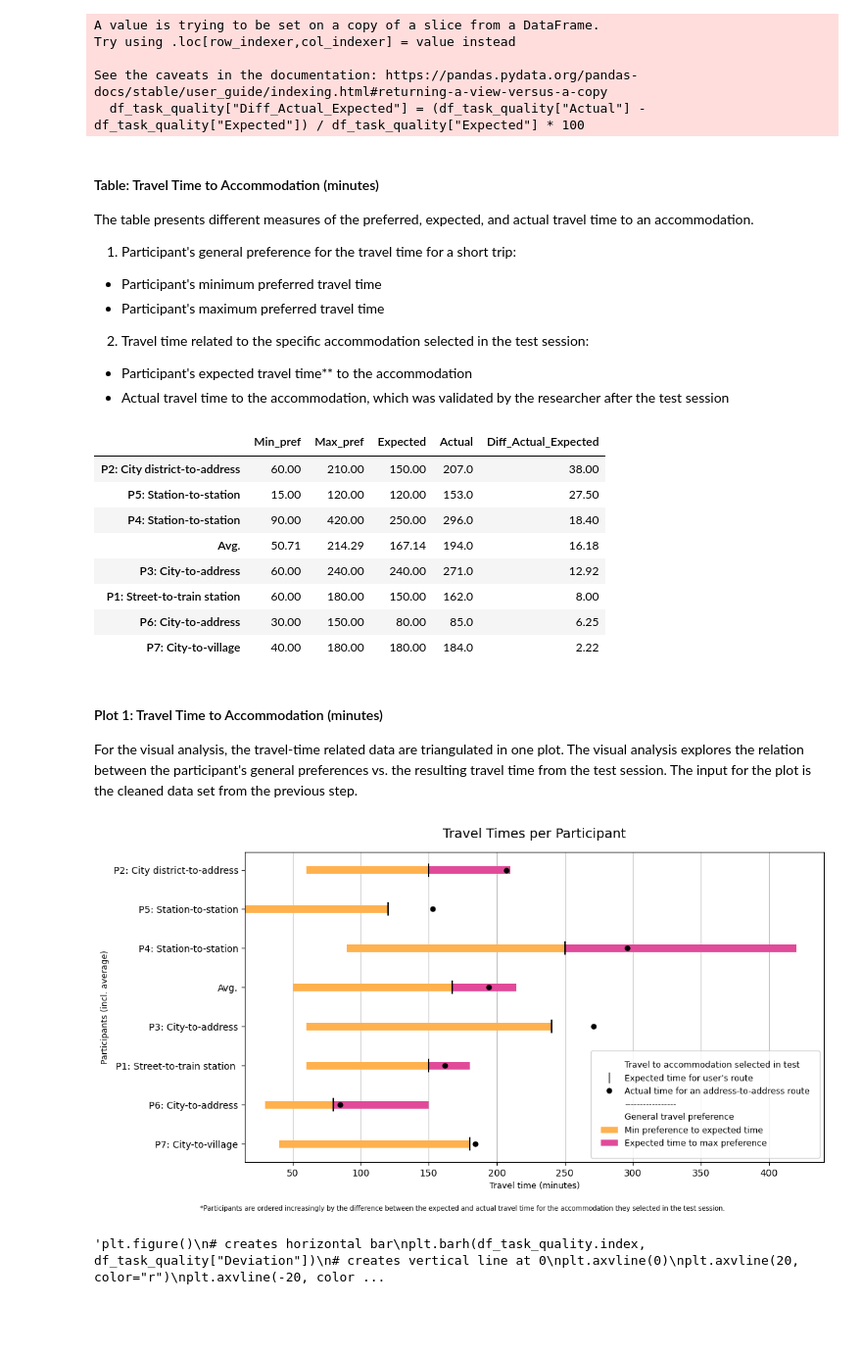
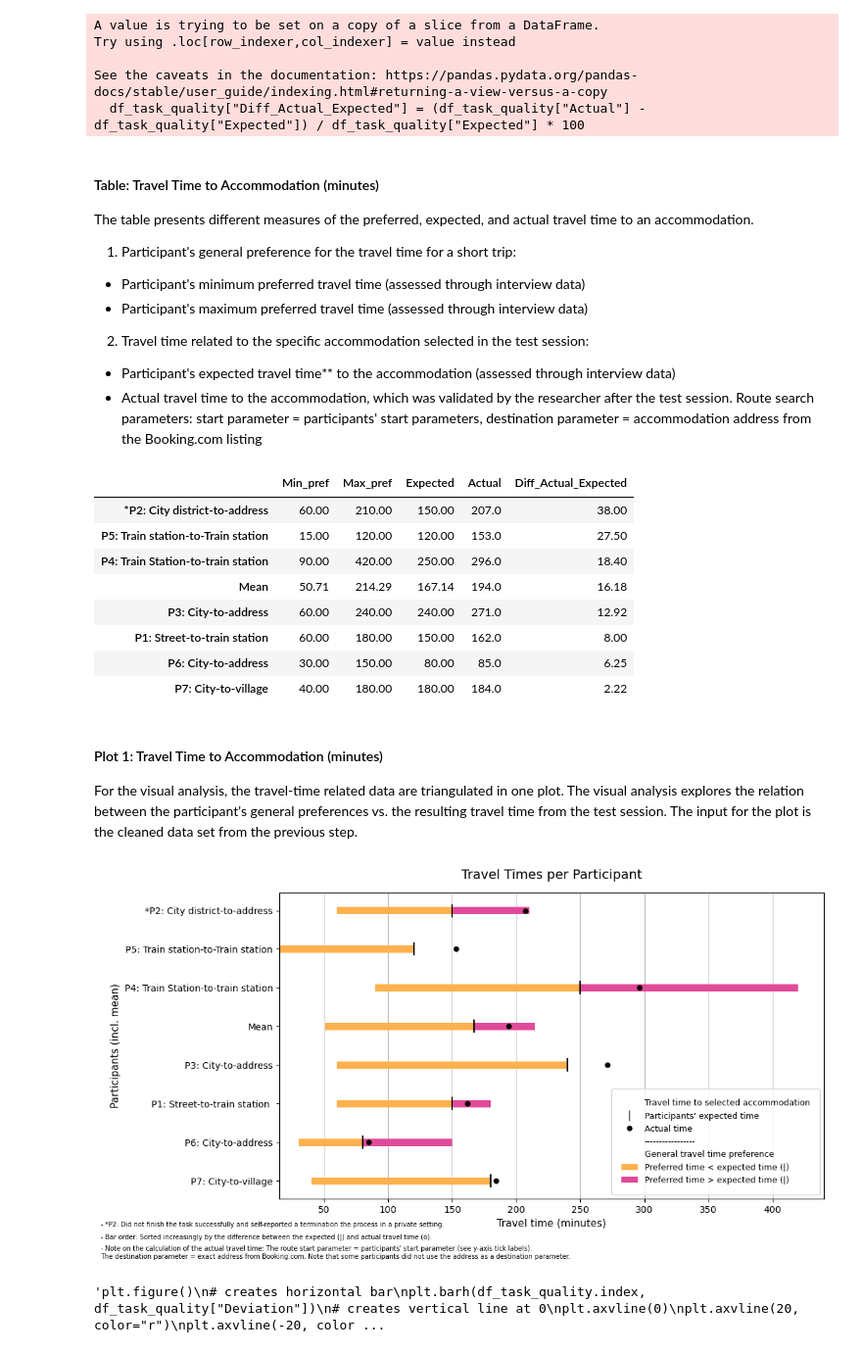
Before and after one commit to althomi3/Master-Thesis, a Jupyter notebook: main.ipynb, the cells around one changed output. Shown at 98% size. Saved outputs shown, nothing was run; the diff lists cells and outputs as text; code cells hidden in the pictures; blank space fills up the shorter version.

```diff
--- a/main.ipynb
+++ b/main.ipynb
@@ -89,7 +89,9 @@ col_violet = '#C67CE8'
 
 fontsize_plot_title = 14
 fontsize_plot_description = 7
-fontsize_axis_labels = 9
+fontsize_axis_labels = 11
+fontsize_legend = 9
+
 
 
 plot_title_position="center"
@@ -136,7 +138,7 @@ df_task_quality = pd.concat([ # concatenate is used to merge two dataframes whic
 ], ignore_index=False).round(2)
 
 # --renames index values to show participants--
-df_task_quality.index = ["P1: Street-to-train station ", "P2: City district-to-address", "P3: City-to-address", "P4: Station-to-station", "P5: Station-to-station", "P6: City-to-address", "P7: City-to-village", "Avg."]
+df_task_quality.index = ["P1: Street-to-train station ", "*P2: City district-to-address", "P3: City-to-address", "P4: Train Station-to-train station", "P5: Train station-to-Train station", "P6: City-to-address", "P7: City-to-village", "Mean"]
 # %% [output]
 A value is trying to be set on a copy of a slice from a DataFrame.
 Try using .loc[row_indexer,col_indexer] = value instead
@@ -148,12 +150,12 @@ See the caveats in the documentation: https://pandas.pydata.org/pandas-docs/stab
 The table presents different measures of the preferred, expected, and actual travel time to an accommodation.
 
 1. Participant's general preference for the travel time for a short trip:
-- Participant's minimum preferred travel time
-- Participant's maximum preferred travel time
+- Participant's minimum preferred travel time (assessed through interview data)
+- Participant's maximum preferred travel time (assessed through interview data)
 
 2. Travel time related to the specific accommodation selected in the test session:
-- Participant's expected travel time** to the accommodation
-- Actual travel time to the accommodation, which was validated by the researcher after the test session
+- Participant's expected travel time** to the accommodation (assessed through interview data)
+- Actual travel time to the accommodation, which was validated by the researcher after the test session. Route search parameters: start parameter = participants' start parameters, destination parameter = accommodation address from the Booking.com listing
 # %%
 # Result: dataframe for task quality
 df_task_quality_sorted = df_task_quality.sort_values("Diff_Actual_Expected", ascending=False)
@@ -161,10 +163,10 @@ df_task_quality_sorted
 #df_task_quality
 # %% [output]
 |  | Min_pref | Max_pref | Expected | Actual | Diff_Actual_Expected |
-| P2: City district-to-address | 60.00 | 210.00 | 150.00 | 207.0 | 38.00 |
-| P5: Station-to-station | 15.00 | 120.00 | 120.00 | 153.0 | 27.50 |
-| P4: Station-to-station | 90.00 | 420.00 | 250.00 | 296.0 | 18.40 |
-| Avg. | 50.71 | 214.29 | 167.14 | 194.0 | 16.18 |
+| *P2: City district-to-address | 60.00 | 210.00 | 150.00 | 207.0 | 38.00 |
+| P5: Train station-to-Train station | 15.00 | 120.00 | 120.00 | 153.0 | 27.50 |
+| P4: Train Station-to-train station | 90.00 | 420.00 | 250.00 | 296.0 | 18.40 |
+| Mean | 50.71 | 214.29 | 167.14 | 194.0 | 16.18 |
 | P3: City-to-address | 60.00 | 240.00 | 240.00 | 271.0 | 12.92 |
 | P1: Street-to-train station | 60.00 | 180.00 | 150.00 | 162.0 | 8.00 |
 | P6: City-to-address | 30.00 | 150.00 | 80.00 | 85.0 | 6.25 |
@@ -215,59 +217,73 @@ plt.title("Travel Times per Participant",
 
 # legend
 # Create empty handles for legend headers
-header_general_preference = Patch(facecolor='none', edgecolor='none', label="General travel preference")
-header_test_session = Patch(facecolor='none', edgecolor='none', label="Travel to accommodation selected in test")
+header_general_preference = Patch(facecolor='none', edgecolor='none', label="General travel time preference")
+header_test_session = Patch(facecolor='none', edgecolor='none', label="Travel time to selected accommodation")
 header_empty_line = Patch(facecolor='none', edgecolor='none', label="-----------------")
 
 
 legend_elements = [
     header_test_session,
     Line2D([0], [0], marker='|', color='black', linestyle='None',
-           markersize=12, label="Expected time for user's route"),
+           markersize=12, label="Participants' expected time"),
     Line2D([0], [0], marker='.', color='black', linestyle='None',
-           markersize=10, label="Actual time for an address-to-address route"),
+           markersize=10, label="Actual time"),
     header_empty_line,
     header_general_preference,
-    Patch(facecolor=col_orange, label="Min preference to expected time"),
-    Patch(facecolor=col_pink, label="Expected time to max preference"),
+    Patch(facecolor=col_orange, label="Preferred time < expected time (|)"),
+    Patch(facecolor=col_pink, label="Preferred time > expected time (|)"),
 ]
 
-plt.legend(handles=legend_elements, loc="lower right", fontsize=fontsize_axis_labels, borderpad=1.2)
+plt.legend(handles=legend_elements, loc="lower right", fontsize=fontsize_legend, borderpad=1.2)
 
 # description
 plt.figtext(
-    0.5, 0.03,
-    "*Participants are ordered increasingly by the difference between the expected and actual travel time for the accommodation they selected in the test session.",
-    ha="center",
+    0, 0.08,
+    "- *P2: Did not finish the task successfully and self-reported a termination the process in a private setting.",
+    ha="left",
+    fontsize=fontsize_plot_description
+)
+plt.figtext(
+    0, 0.05,
+    "- Bar order: Sorted increasingly by the difference between the expected (|) and actual travel time (o).",
+    ha="left",
+    fontsize=fontsize_plot_description
+)
+plt.figtext(
+    0, 0,
+    "- Note on the calculation of the actual travel time: The route start parameter = participants' start parameter (see y-axis tick labels)." \
+    "\nThe destination parameter = exact address from Booking.com. " \
+    "Note that some participants did not use the address as a destination parameter.",
+    ha="left",
     fontsize=fontsize_plot_description
 )
 
 # ticks
 plt.yticks(y_pos, df_task_quality_sorted.index) # add ticks on y axis
 
 # labels
 plt.xlabel("Travel time (minutes)", fontsize=fontsize_axis_labels) # add x-axis label
-plt.ylabel("Participants (incl. average)", fontsize=fontsize_axis_labels)
+plt.ylabel("Participants (incl. mean)", fontsize=fontsize_axis_labels)
 
 # layout
 plt.grid(axis="x", linestyle="-", alpha=grid_alpha)
 plt.gca().invert_yaxis() # gets the current axis and inverts it so that the Average is shown at the bottom
 plt.gca().set_axisbelow(True) # sets grid to background
 plt.tight_layout()
 
 # uncomment to adjust spacings around the plot
 plt.subplots_adjust(
-    #left=0.13,
+    # left=0.13,
     bottom=0.15,
     #right=0.9,
     #top=0.9,
 )
 
 # save and show figure
-plt.savefig('src/figures/3_2_task_solution_quality.png')
+plt.savefig('src/figures/3_2_task_solution_quality.png', bbox_inches="tight") # bbox makes sure the graphic specs are saved, e.g., additional white space. Not only the axes.
 plt.show()
 # %% [output]
-[figure, old version]
+[figure, new version]
 # %%
 # Optional additional graph
 '''plt.figure()
```
Also changed, not shown: parts of 3 cells of this notebook, 4 other files.
